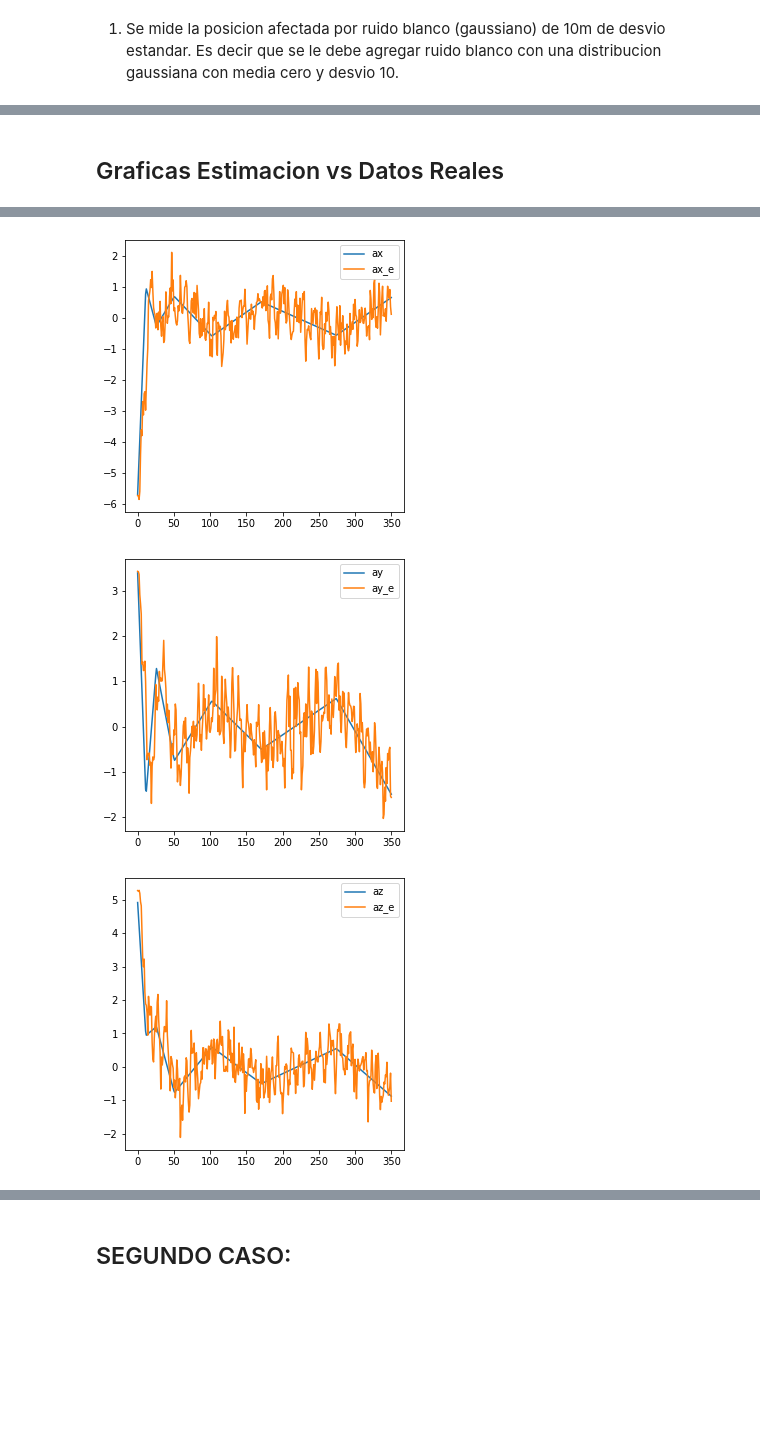
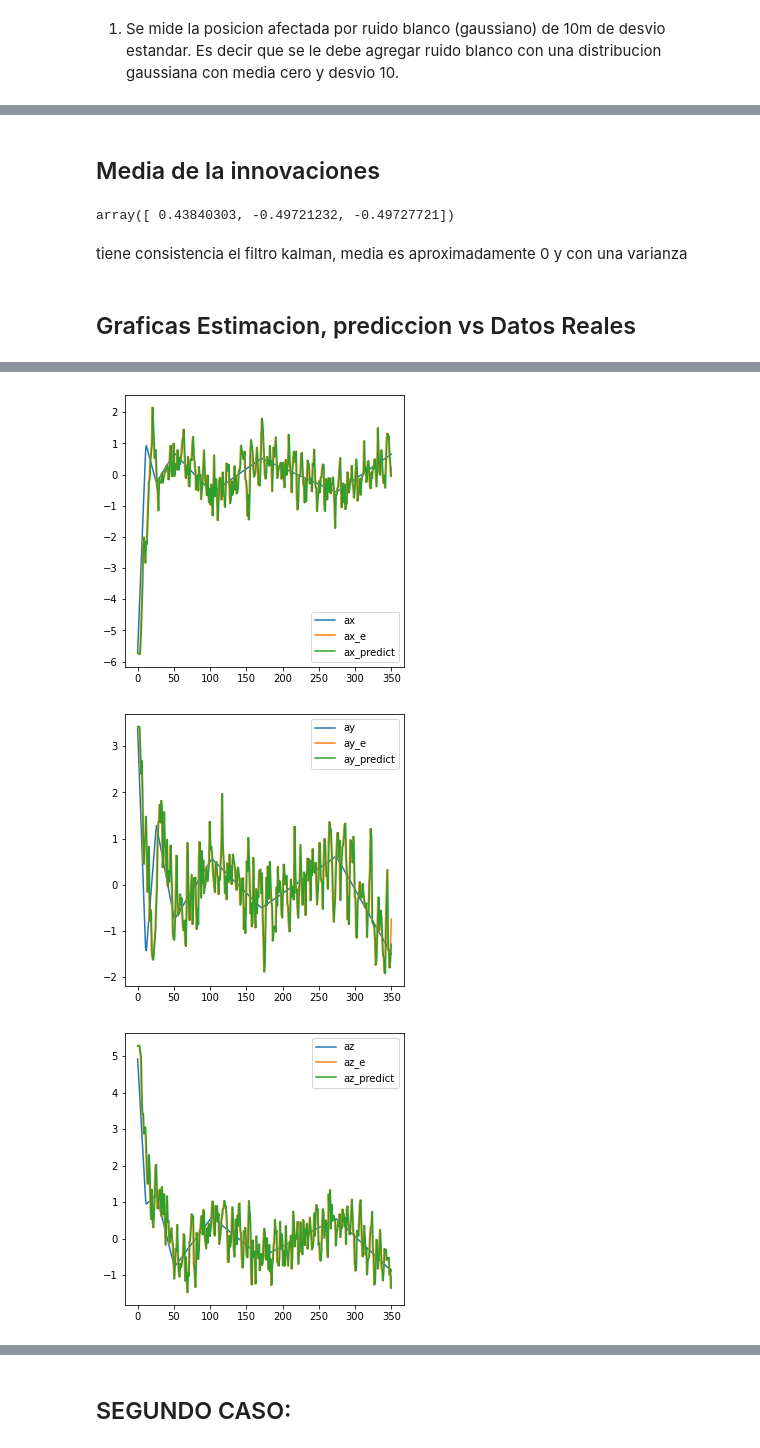
Before and after one commit to freddy120/kalmantp1, a Jupyter notebook: KalmanFilter_TP1.ipynb, the cells around one changed output, grey strips where cells are left out. Drawn from its saved outputs; the diff is of its cells as text; code cells hidden in the pictures; blank space fills up the shorter version.

```diff
--- a/KalmanFilter_TP1.ipynb
+++ b/KalmanFilter_TP1.ipynb
@@ -121,2 +126,22 @@ innovations = np.array(innovations)
+# %%
+
+P_estimation = [] # Pn,n
+P_prediction = [] # Pn,n-1 or Pn+1,n
+
+x_estimations = [] # xn,n
+x_prediction = [] # xn,n-1 or xn+1,n
+z_prediction = [] # yn,n-1 or yn+1,n
+
+innovations = [] # (zn - zn,n-1) or (yk - yk,k-1) or  (zn - Hxn,n-1)
+
+
+kalmanFilter(p_measurements, x_prediction, z_prediction, P_prediction, innovations, x_estimations, P_estimation)
+
+x_e = np.array(x_estimations)
+x_predict = np.array(x_prediction)
+z_predict = np.array(z_prediction)
+innovations = np.array(innovations)
+P_trace_e = np.array(P_estimation)
+P_trace_predict = np.array(P_prediction)
 # %% [markdown]
 ## Grafica Innovaciones
@@ -143,68 +168,87 @@ plt.show()
+# %% [markdown]
+## Media de la innovaciones
+# %%
+np.mean(innovations, axis=0)
+# %% [output]
+array([ 0.43840303, -0.49721232, -0.49727721])
+# %% [markdown]
+tiene consistencia el filtro kalman, media es aproximadamente 0 y con una varianza
 # %% [markdown]
-## Graficas Estimacion vs Datos Reales
+## Graficas Estimacion, prediccion vs Datos Reales
 # %%
 #posicion
 p = p_data
 p_e = x_e[:,0:3]
+p_predict = x_predict[:,0:3]
 plt.rcParams['figure.figsize'] = [5, 5]
 plt.plot(range(len(p)), p[:,0])
 plt.plot(range(len(p_e)), p_e[:,0])
-plt.legend(['x', 'x_e'])
+plt.plot(range(len(p_predict)), p_predict[:,0])
+plt.legend(['x', 'x_e', 'x_predict'])
 plt.show()
 
 plt.rcParams['figure.figsize'] = [5, 5]
 plt.plot(range(len(p)), p[:,1])
 plt.plot(range(len(p_e)), p_e[:,1])
-plt.legend(['y', 'y_e'])
+plt.plot(range(len(p_predict)), p_predict[:,1])
+plt.legend(['y', 'y_e', 'y_predict'])
 plt.show()
 
 plt.rcParams['figure.figsize'] = [5, 5]
 plt.plot(range(len(p)), p[:,2])
 plt.plot(range(len(p_e)), p_e[:,2])
-plt.legend(['z', 'z_e'])
+plt.plot(range(len(p_predict)), p_predict[:,2])
+plt.legend(['z', 'z_e', 'z_predict'])
 plt.show()
 
 #velocidad
 v = v_data
 v_e = x_e[:,3:6]
+v_predict = x_predict[:,3:6]
 plt.rcParams['figure.figsize'] = [5, 5]
 plt.plot(range(len(v)), v[:,0])
 plt.plot(range(len(v_e)), v_e[:,0])
-plt.legend(['vx', "vx_e"])
+plt.plot(range(len(v_predict)), v_predict[:,0])
+plt.legend(['vx', "vx_e", 'vx_predict'])
 plt.show()
 
 plt.rcParams['figure.figsize'] = [5, 5]
 plt.plot(range(len(v)), v[:,1])
 plt.plot(range(len(v_e)), v_e[:,1])
-plt.legend(['vy', "vy_e"])
+plt.plot(range(len(v_predict)), v_predict[:,1])
+plt.legend(['vy', "vy_e", 'vy_predict'])
 plt.show()
 
 plt.rcParams['figure.figsize'] = [5, 5]
 plt.plot(range(len(v)), v[:,2])
 plt.plot(range(len(v_e)), v_e[:,2])
-plt.legend(['vz', "vz_e"])
+plt.plot(range(len(v_predict)), v_predict[:,2])
+plt.legend(['vz', "vz_e", 'vz_predict'])
 plt.show()
 
 
 #aceleracion
 a = a_data
 a_e = x_e[:,6:9]
-
+a_predict = x_predict[:,6:9]
 plt.rcParams['figure.figsize'] = [5, 5]
 plt.plot(range(len(a)), a[:,0])
 plt.plot(range(len(a_e)), a_e[:,0])
-plt.legend(['ax', "ax_e"])
+plt.plot(range(len(a_predict)), a_predict[:,0])
+plt.legend(['ax', "ax_e", 'ax_predict'])
 plt.show()
 
 plt.rcParams['figure.figsize'] = [5, 5]
 plt.plot(range(len(a)), a[:,1])
 plt.plot(range(len(a_e)), a_e[:,1])
-plt.legend(['ay', "ay_e"])
+plt.plot(range(len(a_predict)), a_predict[:,1])
+plt.legend(['ay', "ay_e", 'ay_predict'])
 plt.show()
 
 plt.rcParams['figure.figsize'] = [5, 5]
 plt.plot(range(len(a)), a[:,2])
 plt.plot(range(len(a_e)), a_e[:,2])
-plt.legend(['az', "az_e"])
+plt.plot(range(len(a_predict)), a_predict[:,2])
+plt.legend(['az', "az_e", 'az_predict'])
 plt.show()
 # %% [output]
@@ -217,3 +261,3 @@ plt.show()
-[figure, old version]
+[figure, new version]
-[figure, old version]
+[figure, new version]
-[figure, old version]
+[figure, new version]
```
Also changed, not shown: parts of 32 cells of this notebook.
